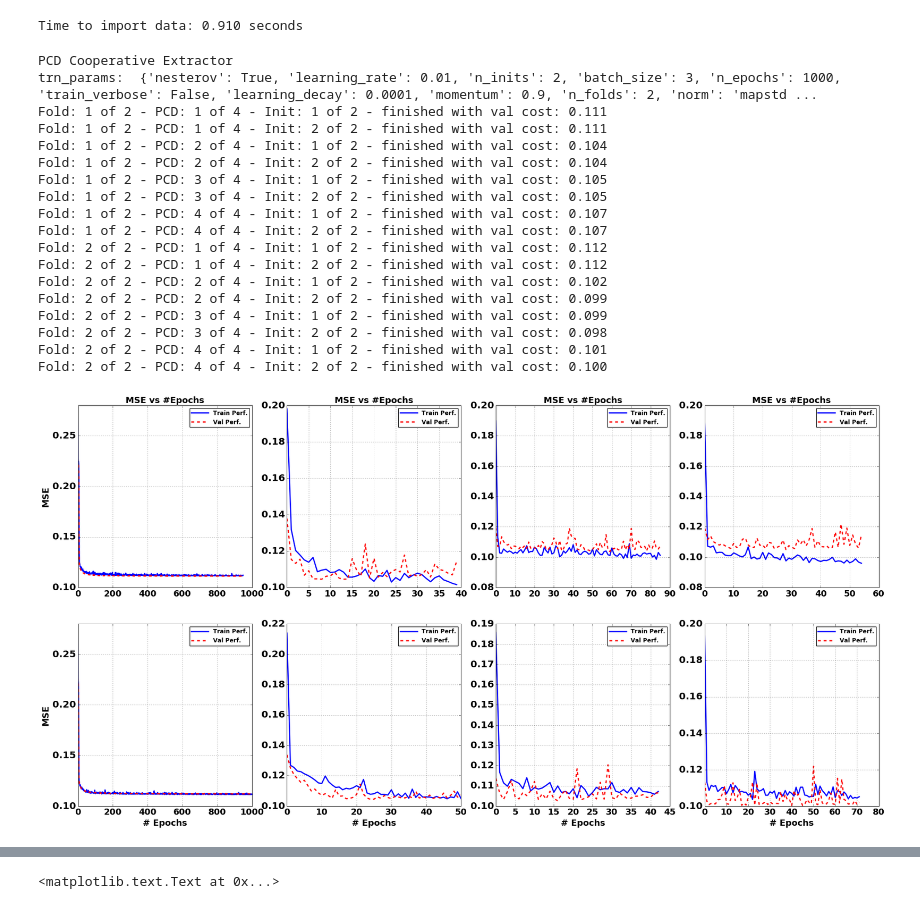
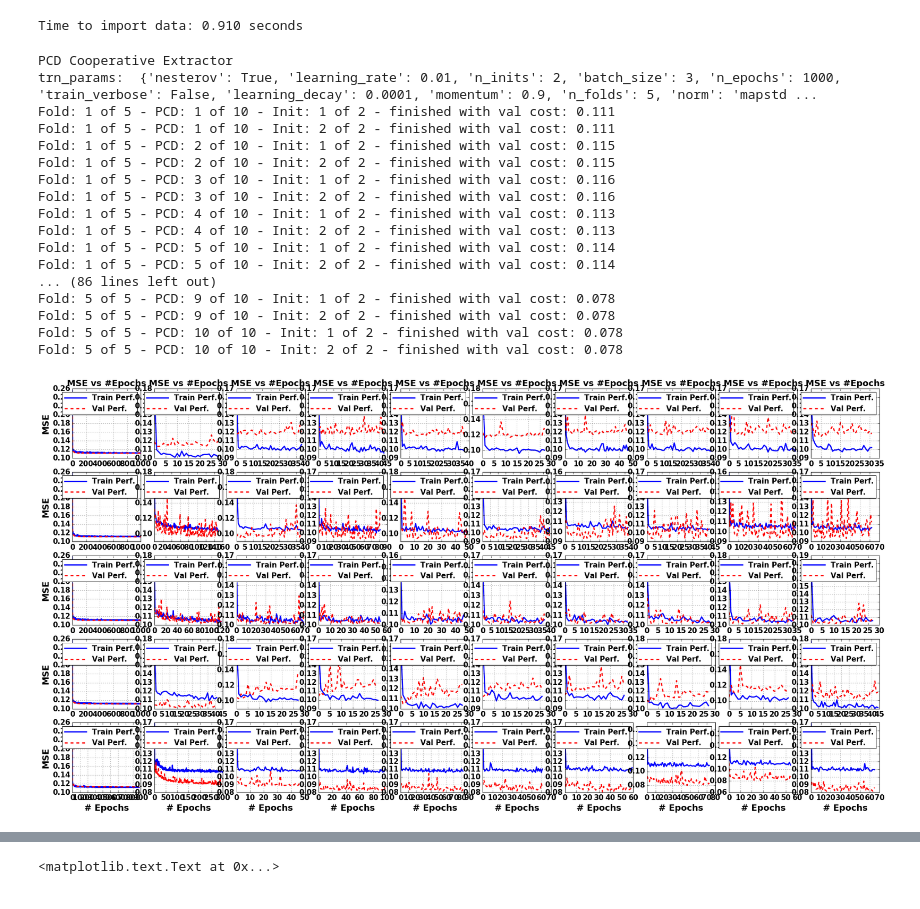
Before and after one commit to natmourajr/LPSTutorials, a Jupyter notebook: Packages/Preprocessing/IrisPCDCooperative.ipynb, the cells around one changed output, grey strips where cells are left out. Cells and saved outputs as stored; diff of their text form; code cells hidden in the pictures.

```diff
--- a/Packages/Preprocessing/IrisPCDCooperative.ipynb
+++ b/Packages/Preprocessing/IrisPCDCooperative.ipynb
@@ -282,9 +282,9 @@ def pcdc_extractor(inputdata, targetdata, trn_params=None):
 # %%
 # Extract PCD Cooperative
 trn_params = {}
-trn_params['n_folds'] = 2
+trn_params['n_folds'] = 5
 trn_params['n_inits'] = 2
-trn_params['n_pcds'] = 4
+trn_params['n_pcds'] = 10
 trn_params['norm'] = 'mapstd'
 trn_params['learning_rate'] = 0.01
 trn_params['learning_decay'] = 1e-4
@@ -298,49 +298,48 @@ trn_params['batch_size'] = 3
 [pcds,pcd_classifiers,pcd_trn_desc] = pcdc_extractor(data,trgt, trn_params)
 # %% [output]
 PCD Cooperative Extractor
-trn_params:  {'nesterov': True, 'learning_rate': 0.01, 'n_inits': 2, 'batch_size': 3, 'n_epochs': 1000, 'train_verbose': False, 'learning_decay': 0.0001, 'momentum': 0.9, 'n_folds': 2, 'norm': 'mapstd ...
-Fold: 1 of 2 - PCD: 1 of 4 - Init: 1 of 2 - finished with val cost: 0.111
-Fold: 1 of 2 - PCD: 1 of 4 - Init: 2 of 2 - finished with val cost: 0.111
-Fold: 1 of 2 - PCD: 2 of 4 - Init: 1 of 2 - finished with val cost: 0.104
-Fold: 1 of 2 - PCD: 2 of 4 - Init: 2 of 2 - finished with val cost: 0.104
-Fold: 1 of 2 - PCD: 3 of 4 - Init: 1 of 2 - finished with val cost: 0.105
-Fold: 1 of 2 - PCD: 3 of 4 - Init: 2 of 2 - finished with val cost: 0.105
-Fold: 1 of 2 - PCD: 4 of 4 - Init: 1 of 2 - finished with val cost: 0.107
-Fold: 1 of 2 - PCD: 4 of 4 - Init: 2 of 2 - finished with val cost: 0.107
-Fold: 2 of 2 - PCD: 1 of 4 - Init: 1 of 2 - finished with val cost: 0.112
-Fold: 2 of 2 - PCD: 1 of 4 - Init: 2 of 2 - finished with val cost: 0.112
-Fold: 2 of 2 - PCD: 2 of 4 - Init: 1 of 2 - finished with val cost: 0.102
-Fold: 2 of 2 - PCD: 2 of 4 - Init: 2 of 2 - finished with val cost: 0.099
-Fold: 2 of 2 - PCD: 3 of 4 - Init: 1 of 2 - finished with val cost: 0.099
-Fold: 2 of 2 - PCD: 3 of 4 - Init: 2 of 2 - finished with val cost: 0.098
-Fold: 2 of 2 - PCD: 4 of 4 - Init: 1 of 2 - finished with val cost: 0.101
-Fold: 2 of 2 - PCD: 4 of 4 - Init: 2 of 2 - finished with val cost: 0.100
+trn_params:  {'nesterov': True, 'learning_rate': 0.01, 'n_inits': 2, 'batch_size': 3, 'n_epochs': 1000, 'train_verbose': False, 'learning_decay': 0.0001, 'momentum': 0.9, 'n_folds': 5, 'norm': 'mapstd ...
+Fold: 1 of 5 - PCD: 1 of 10 - Init: 1 of 2 - finished with val cost: 0.111
+Fold: 1 of 5 - PCD: 1 of 10 - Init: 2 of 2 - finished with val cost: 0.111
+Fold: 1 of 5 - PCD: 2 of 10 - Init: 1 of 2 - finished with val cost: 0.115
+Fold: 1 of 5 - PCD: 2 of 10 - Init: 2 of 2 - finished with val cost: 0.115
+Fold: 1 of 5 - PCD: 3 of 10 - Init: 1 of 2 - finished with val cost: 0.116
+Fold: 1 of 5 - PCD: 3 of 10 - Init: 2 of 2 - finished with val cost: 0.116
+Fold: 1 of 5 - PCD: 4 of 10 - Init: 1 of 2 - finished with val cost: 0.113
+Fold: 1 of 5 - PCD: 4 of 10 - Init: 2 of 2 - finished with val cost: 0.113
+Fold: 1 of 5 - PCD: 5 of 10 - Init: 1 of 2 - finished with val cost: 0.114
+Fold: 1 of 5 - PCD: 5 of 10 - Init: 2 of 2 - finished with val cost: 0.114
+... (86 lines left out)
+Fold: 5 of 5 - PCD: 9 of 10 - Init: 1 of 2 - finished with val cost: 0.078
+Fold: 5 of 5 - PCD: 9 of 10 - Init: 2 of 2 - finished with val cost: 0.078
+Fold: 5 of 5 - PCD: 10 of 10 - Init: 1 of 2 - finished with val cost: 0.078
+Fold: 5 of 5 - PCD: 10 of 10 - Init: 2 of 2 - finished with val cost: 0.078
 # %%
 # show train evolution
 %matplotlib inline
 
 fig, ax = plt.subplots(figsize=(30,15),nrows=trn_params['n_folds'], ncols=trn_params['n_pcds'])
 
 for ifold in range(trn_params['n_folds']):
     for ipcd in range(trn_params['n_pcds']):
-        ax[ifold,ipcd].plot(trn_desc[ifold][ipcd].epoch,
-                            trn_desc[ifold][ipcd].history['loss'],color=[0,0,1],
+        ax[ifold,ipcd].plot(pcd_trn_desc[ifold][ipcd].epoch,
+                            pcd_trn_desc[ifold][ipcd].history['loss'],color=[0,0,1],
                             linewidth=2.5,linestyle='solid',label='Train Perf.')
 
-        ax[ifold,ipcd].plot(trn_desc[ifold][ipcd].epoch,
-                            trn_desc[ifold][ipcd].history['val_loss'],color=[1,0,0],
+        ax[ifold,ipcd].plot(pcd_trn_desc[ifold][ipcd].epoch,
+                            pcd_trn_desc[ifold][ipcd].history['val_loss'],color=[1,0,0],
                             linewidth=2.5,linestyle='dashed',label='Val Perf.')
         ax[ifold,ipcd].grid(True)
         ax[ifold,ipcd].legend()
 
         if ifold == 0:
             ax[ifold,ipcd].set_title("MSE vs #Epochs",fontsize=18,fontweight='bold')
         if ifold == trn_params['n_folds']-1:
             ax[ifold,ipcd].set_xlabel("# Epochs",fontsize=18,fontweight='bold')
         if ipcd == 0:
             ax[ifold,ipcd].set_ylabel('MSE',fontsize=18,fontweight='bold')
 # %% [output]
-[figure, old version]
+[figure, new version]
 # %%
 # measure the pcd degree
 
```
Also changed, not shown: parts of 3 cells of this notebook, 2 other files.
